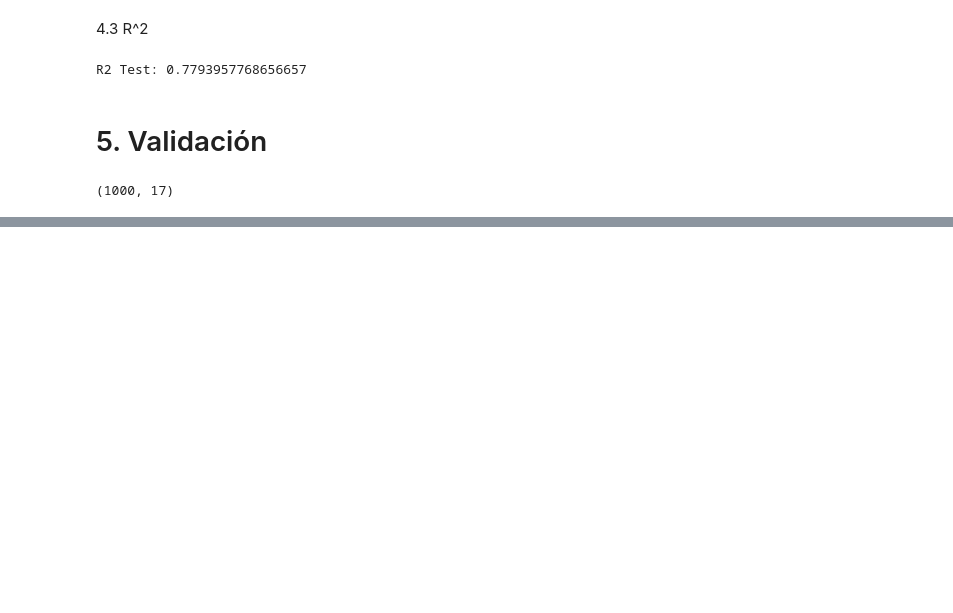
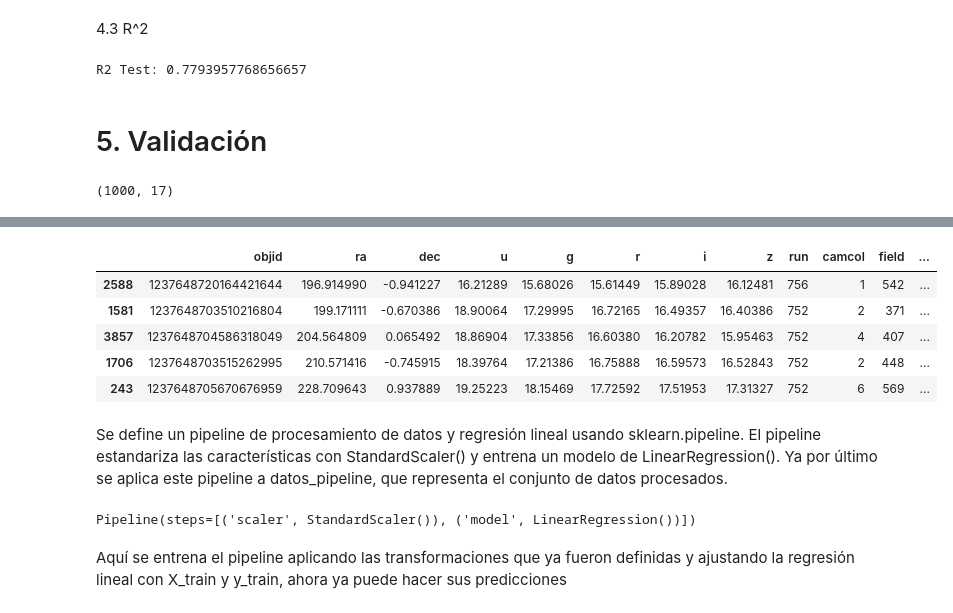
Before and after one commit to G17-BI-2025-1/Lab_1, a Jupyter notebook: lab1_BI.ipynb, the cells around one changed output, grey strips where cells are left out. Cells and saved outputs as stored; diff of their text form; code cells hidden in the pictures; blank space fills up the shorter version.

```diff
--- a/lab1_BI.ipynb
+++ b/lab1_BI.ipynb
@@ -435,6 +435,7 @@ def drop_dup(train):
 
     return star_alpes_train
 
+datos_pipeline = star_alpes_train
 print(drop_dup(train=star_alpes_train))
 # %% [output]
 Empty DataFrame
@@ -791,0 +815,78 @@ val_test.sample(5)
+# %%
+from sklearn.pipeline import Pipeline
+from sklearn.base import BaseEstimator, TransformerMixin
+from joblib import dump, load
+
+loadfilename = "model.joblib"
+
+
+
+class drop_dup1(BaseEstimator, TransformerMixin):
+    def fit(self, X, y=None):
+        return self  # No hace nada en fit
+
+    def transform(self, X):
+        return drop_dup(X)  # Aplica la transformación
+
+
+
+
+class check_class1(BaseEstimator, TransformerMixin):
+    def fit(self, X, y=None):
+        return self  # No hace nada en fit
+
+    def transform(self, X):
+        return check_class(X)  # Aplica la transformación
+
+class OHE_class1(BaseEstimator, TransformerMixin):
+    def fit(self, X, y=None):
+        return self  # No hace nada en fit
+
+    def transform(self, X):
+        return OHE_class(X)  # Aplica la transformación
+
+class filter_clean_score1(BaseEstimator, TransformerMixin):
+    def fit(self, X, y=None):
+        return self  # No hace nada en fit
+
+    def transform(self, X):
+        return filter_clean_score(X)  # Aplica la transformación
+
+
+class var_reg1(BaseEstimator, TransformerMixin):
+    def fit(self, X, y=None):
+        return self  # No hace nada en fit
+
+    def transform(self, X):
+        return var_reg(X)  # Aplica la transformación
+
+
+pipeline = Pipeline([
+    #('Quitar duplicados', drop_dup1()),
+    #('Revisar las clases de las filas',check_class1()),
+    #('Generar el One Hot encoder',OHE_class1()),
+    #('Filtrado por valores', filter_clean_score1() ),
+   # ('Quitar todas las variables que no se usarán en la regresión', var_reg1()),
+    ("scaler", StandardScaler()),
+    ("model", LinearRegression())
+
+
+])
+
+
+datos_pipeline.sample(5)
+# %% [output]
+|  | objid | ra | dec | u | g | r | i | z | run | camcol | field | ... |
+| 2588 | 1237648720164421644 | 196.914990 | -0.941227 | 16.21289 | 15.68026 | 15.61449 | 15.89028 | 16.12481 | 756 | 1 | 542 | ... |
+| 1581 | 1237648703510216804 | 199.171111 | -0.670386 | 18.90064 | 17.29995 | 16.72165 | 16.49357 | 16.40386 | 752 | 2 | 371 | ... |
+| 3857 | 1237648704586318049 | 204.564809 | 0.065492 | 18.86904 | 17.33856 | 16.60380 | 16.20782 | 15.95463 | 752 | 4 | 407 | ... |
+| 1706 | 1237648703515262995 | 210.571416 | -0.745915 | 18.39764 | 17.21386 | 16.75888 | 16.59573 | 16.52843 | 752 | 2 | 448 | ... |
+| 243 | 1237648705670676959 | 228.709643 | 0.937889 | 19.25223 | 18.15469 | 17.72592 | 17.51953 | 17.31327 | 752 | 6 | 569 | ... |
+# %% [markdown]
+Se define un pipeline de procesamiento de datos y regresión lineal usando sklearn.pipeline. El pipeline estandariza las características con StandardScaler() y entrena un modelo de LinearRegression(). Ya por último se aplica este pipeline a datos_pipeline, que representa el conjunto de datos procesados.
+# %%
+pipeline.fit(X_train, y_train)
+# %% [output]
+Pipeline(steps=[('scaler', StandardScaler()), ('model', LinearRegression())])
+# %% [markdown]
+Aquí se entrena el pipeline aplicando las transformaciones que ya fueron definidas y ajustando la regresión lineal con X_train y y_train, ahora ya puede hacer sus predicciones
```
Also changed, not shown: parts of 21 cells of this notebook.
